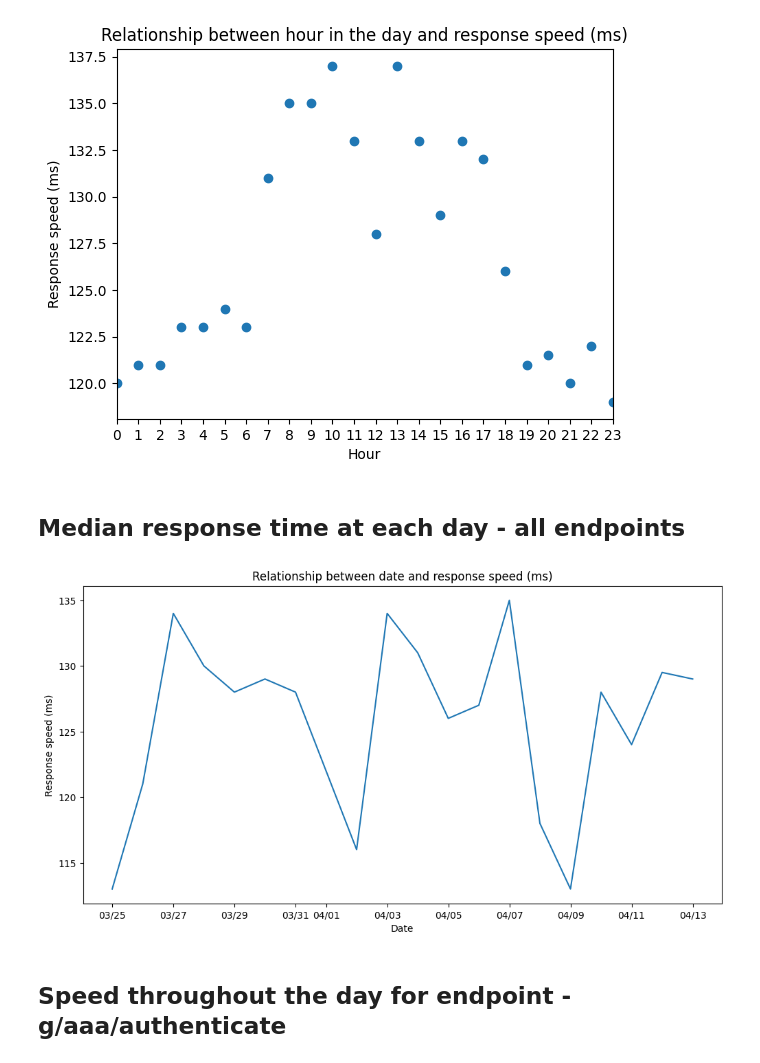
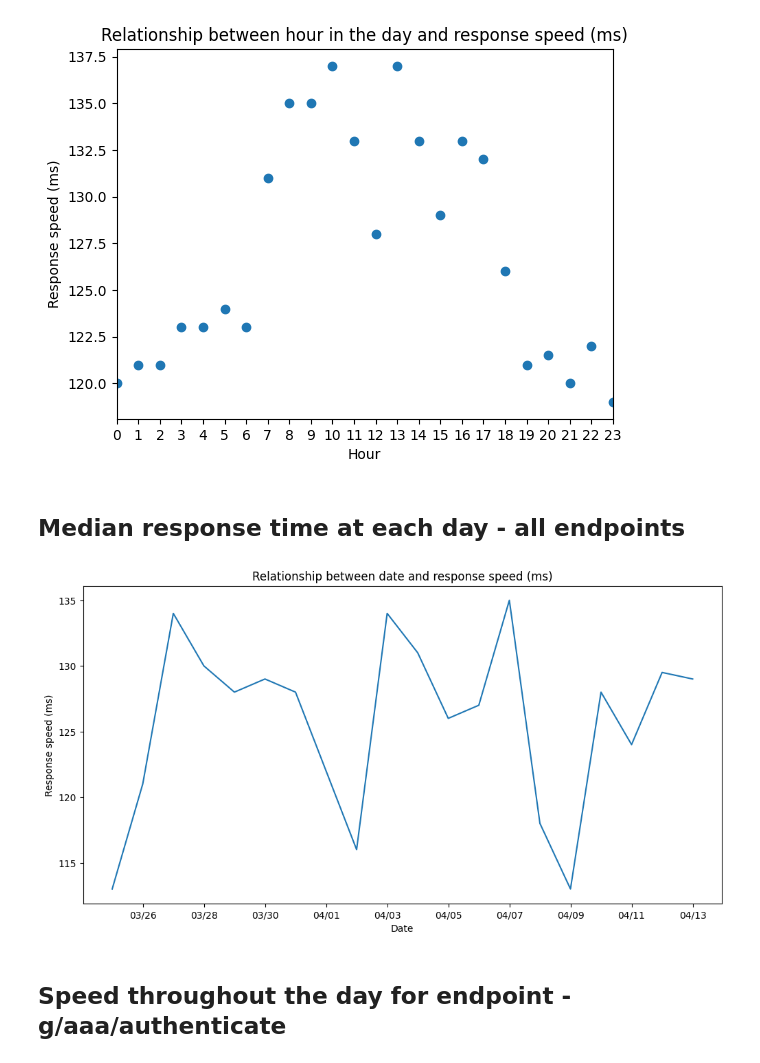
Before and after one commit to niallbuckley/API-data-analytics, a Jupyter notebook: analysis-API-endpoints.ipynb, the cells around one changed output. Drawn from its saved outputs; the diff is of its cells as text; code cells hidden in the pictures.

Commit message:
represent each day performance clean up

```diff
--- a/analysis-API-endpoints.ipynb
+++ b/analysis-API-endpoints.ipynb
@@ -105,40 +105,44 @@ ax.set_xticklabels(range(0, 24, 1))
 plt.show()
 # %% [output]
 [figure]
-# %% [markdown]
-## Median response time at each day - all endpoints
-# %%
-from matplotlib import dates as mpl_dates
-
-# Create a new column with the date value
-df['Date'] = df['Start Time CST'].dt.date
-
-# Calculate the mean duration for each day
-daily_mean_duration = df.groupby('Date')['Duration till body received[ms]'].median()
-
-# Create a new dataframe with all dates included
-all_dates = pd.DataFrame({'Date': pd.date_range(start=df['Start Time CST'].min().date(), end=df['Start Time CST'].max().date())})
-
-# Concatenate the daily mean duration data with the all-dates dataframe
-result = pd.concat([all_dates.set_index('Date'), daily_mean_duration], axis=1, join='outer')
-
-# Forward fill the missing values
-result['Duration till body received[ms]'] = result['Duration till body received[ms]'].fillna(method='ffill')
-
-# Build line plot
-fig, ax = plt.subplots(figsize=(12, 6))
-ax.plot(result.index, result['Duration till body received[ms]'])
-ax.set_xlabel('Date')
-ax.set_ylabel('Response speed (ms)')
-ax.set_title('Relationship between date and response speed (ms)')
-
-# Format the x-axis tick labels to display only the month and day
-date_format = mpl_dates.DateFormatter('%m/%d')
-ax.xaxis.set_major_formatter(date_format)
-
-plt.show()
-# %% [output]
-[figure, removed]
+# %% [markdown]
+## Median response time at each day - all endpoints
+# %%
+from matplotlib import dates as mpl_dates
+import matplotlib.ticker as ticker
+
+
+# Create a new column with the date value
+df['Date'] = df['Start Time CST'].dt.date
+
+# Calculate the mean duration for each day
+daily_mean_duration = df.groupby('Date')['Duration till body received[ms]'].median()
+
+# Create a new dataframe with all dates included
+all_dates = pd.DataFrame({'Date': pd.date_range(start=df['Start Time CST'].min().date(), end=df['Start Time CST'].max().date())})
+
+# Concatenate the daily mean duration data with the all-dates dataframe
+result = pd.concat([all_dates.set_index('Date'), daily_mean_duration], axis=1, join='outer')
+
+# Forward fill the missing values
+result['Duration till body received[ms]'] = result['Duration till body received[ms]'].fillna(method='ffill')
+
+# Build line plot
+fig, ax = plt.subplots(figsize=(12, 6))
+ax.plot(result.index, result['Duration till body received[ms]'])
+ax.set_xlabel('Date')
+ax.set_ylabel('Response speed (ms)')
+ax.set_title('Relationship between date and response speed (ms)')
+
+# Format the x-axis tick labels to display only the month and day
+date_format = mpl_dates.DateFormatter('%m/%d')
+ax.xaxis.set_major_formatter(date_format)
+ax.xaxis.set_major_locator(ticker.MultipleLocator(2))
+
+
+plt.show()
+# %% [output]
+[figure, added]
 # %% [markdown]
 ## Speed throughout the day for endpoint - g/aaa/authenticate
 # %%
```
